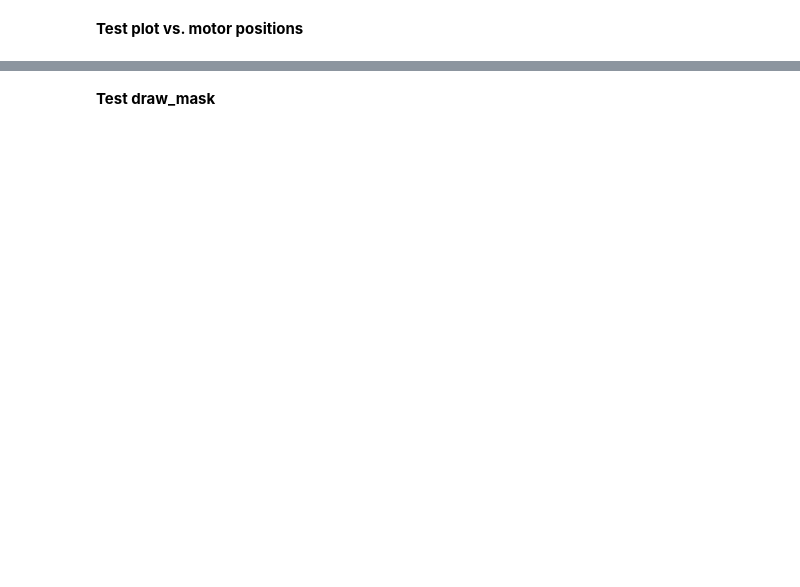
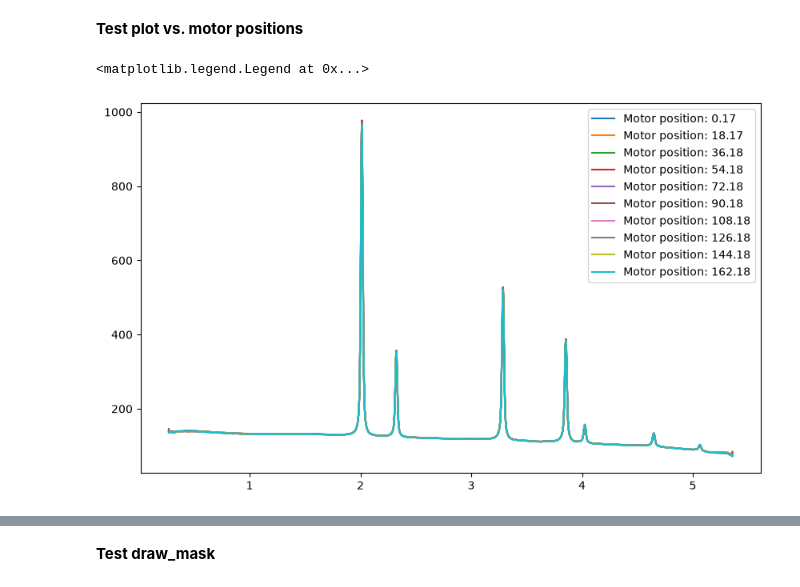
Before and after one commit to nicoratel/xpdfsuite_ID11, a Jupyter notebook: notebooks/lecture_h5_frelon.ipynb, the cells around one changed output, grey strips where cells are left out. Drawn from its saved outputs; the diff is of its cells as text; code cells hidden in the pictures; blank space fills up the shorter version.

```diff
--- a/notebooks/lecture_h5_frelon.ipynb
+++ b/notebooks/lecture_h5_frelon.ipynb
@@ -131,17 +152,21 @@ processor.close()
 **Test plot vs. motor positions**
 # %%
 from matplotlib import pyplot as plt
+import numpy as np
 
 plt.figure(figsize=(10, 6))
-for frame in range(nb_frames):
+for frame in np.arange(0, nb_frames, 36):  # on prend un frame sur 36 pour l'exemple
     processor = XRDProcessor(h5file, frame=frame, poni_file=poni_file, mask=mask)
     # retrieve the motor position for the current frame
     motor_pos = processor.scanned_motors[list(processor.scanned_motors.keys())[0]][frame]
 
     q,I=processor.integrate(plot=False)
     plt.plot(q, I, label=f'Motor position: {motor_pos:.2f}')
     processor.close() # fermeture du fichier HDF5 après le traitement
 plt.legend()
+# %% [output]
+<matplotlib.legend.Legend at 0x...>
+[figure, added]
 # %%
 from xpdfsuite_ID11 import extract_xpdf
 
```
Also changed, not shown: parts of 5 cells of this notebook, 2 other files.
